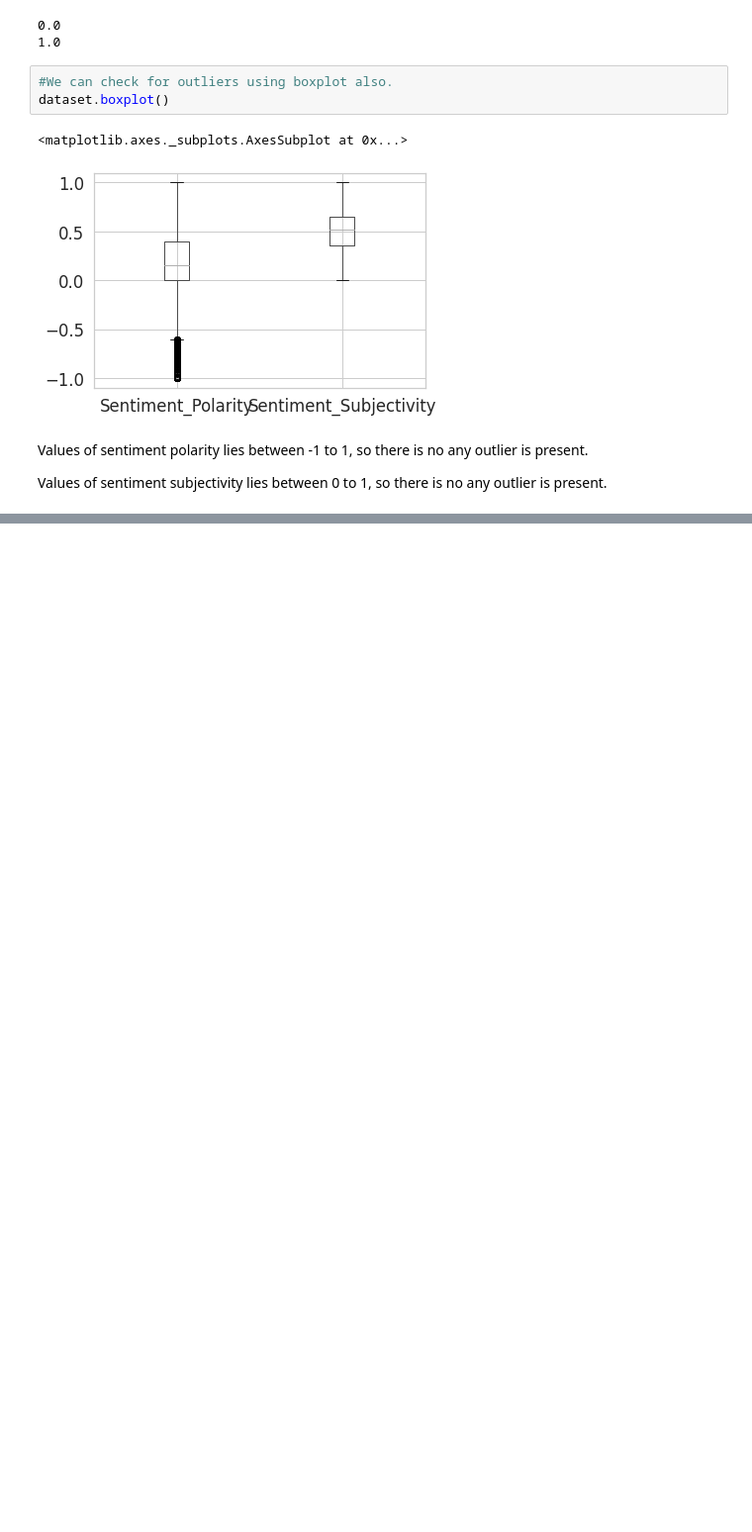
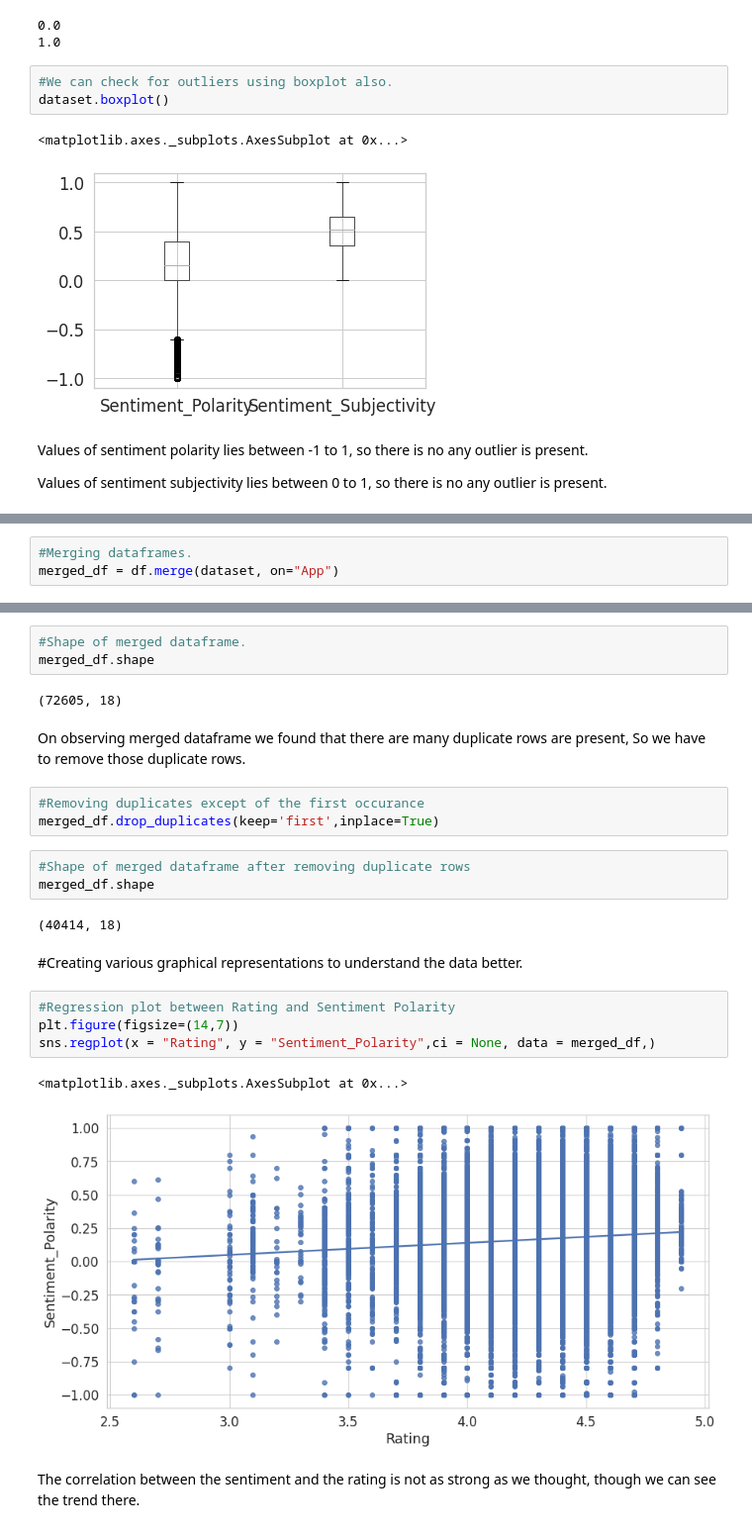
Before and after one commit to sapanapawar/Play-Store-App-Reviews-Analysis, a Jupyter notebook: Play_Store_App_Review_Analysis(Pawar_Sapana)_Capstone_Project.ipynb, the cells around one changed output, grey strips where cells are left out. Shown at 99% size. Cells and saved outputs as stored; diff of their text form; blank space fills up the shorter version.

```diff
--- a/Play_Store_App_Review_Analysis(Pawar_Sapana)_Capstone_Project.ipynb
+++ b/Play_Store_App_Review_Analysis(Pawar_Sapana)_Capstone_Project.ipynb
@@ -777,0 +780,3 @@ Values of sentiment subjectivity lies between 0 to 1, so there is no any outlier
+# %%
+#Merging dataframes.
+merged_df = df.merge(dataset, on="App")
@@ -777,0 +793,26 @@ Values of sentiment subjectivity lies between 0 to 1, so there is no any outlier
+# %%
+#Shape of merged dataframe.
+merged_df.shape
+# %% [output]
+(72605, 18)
+# %% [markdown]
+On observing merged dataframe we found that there are many duplicate rows are present, So we have to remove those duplicate rows.
+# %%
+#Removing duplicates except of the first occurance
+merged_df.drop_duplicates(keep='first',inplace=True)
+# %%
+#Shape of merged dataframe after removing duplicate rows
+merged_df.shape
+# %% [output]
+(40414, 18)
+# %% [markdown]
+#Creating various graphical representations to understand the data better.
+# %%
+#Regression plot between Rating and Sentiment Polarity
+plt.figure(figsize=(14,7))
+sns.regplot(x = "Rating", y = "Sentiment_Polarity",ci = None, data = merged_df,)
+# %% [output]
+<matplotlib.axes._subplots.AxesSubplot at 0x...>
+[figure, added]
+# %% [markdown]
+The correlation between the sentiment and the rating is not as strong as we thought, though we can see the trend there.
```
Also changed, not shown: parts of 26 cells of this notebook.
